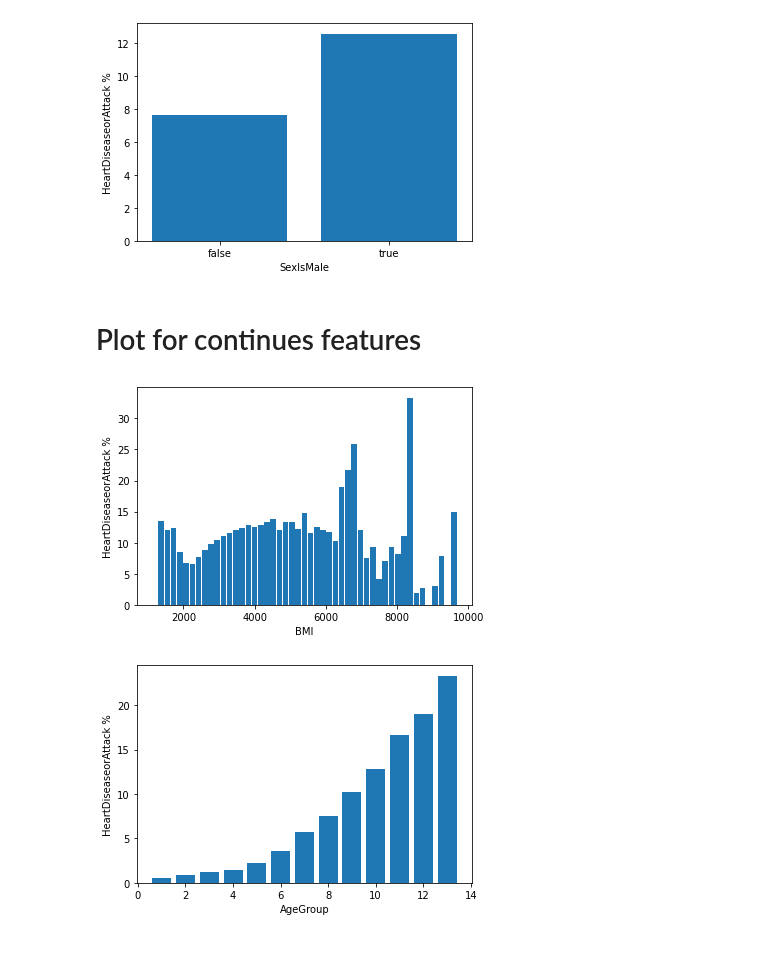
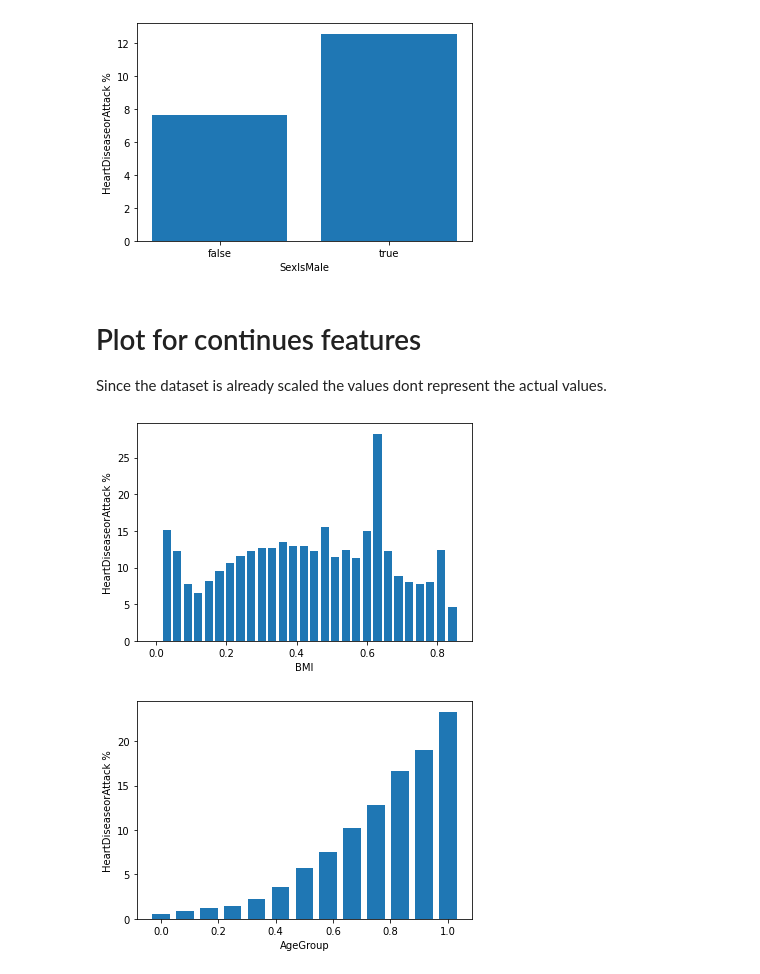
Before and after one commit to FreshJonas/brfss_heartDiseaseOrAttack, a Jupyter notebook: code/02_feature_influence.ipynb, the cells around one changed output. Drawn from its saved outputs; the diff is of its cells as text; code cells hidden in the pictures.

```diff
--- a/code/02_feature_influence.ipynb
+++ b/code/02_feature_influence.ipynb
@@ -135,11 +135,13 @@ plotRelationshipBinary(df, 'SexIsMale', 'HeartDiseaseorAttack')
 [figure]
 [figure]
 [figure]
-# %% [markdown]
-# Plot for continues features
+# %% [markdown]
+# Plot for continues features
+
+Since the dataset is already scaled the values dont represent the actual values.
 # %%
-plotRelationshipContinious(df, 'BMI', 'HeartDiseaseorAttack', 50)
+plotRelationshipContinious(df, 'BMI', 'HeartDiseaseorAttack', 30)
 plotRelationshipContinious(df, 'AgeGroup', 'HeartDiseaseorAttack', 13)
 # %% [output]
-[figure, old version]
+[figure, new version]
-[figure, old version]
+[figure, new version]
```
Also changed, not shown: parts of 2 cells of this notebook.
